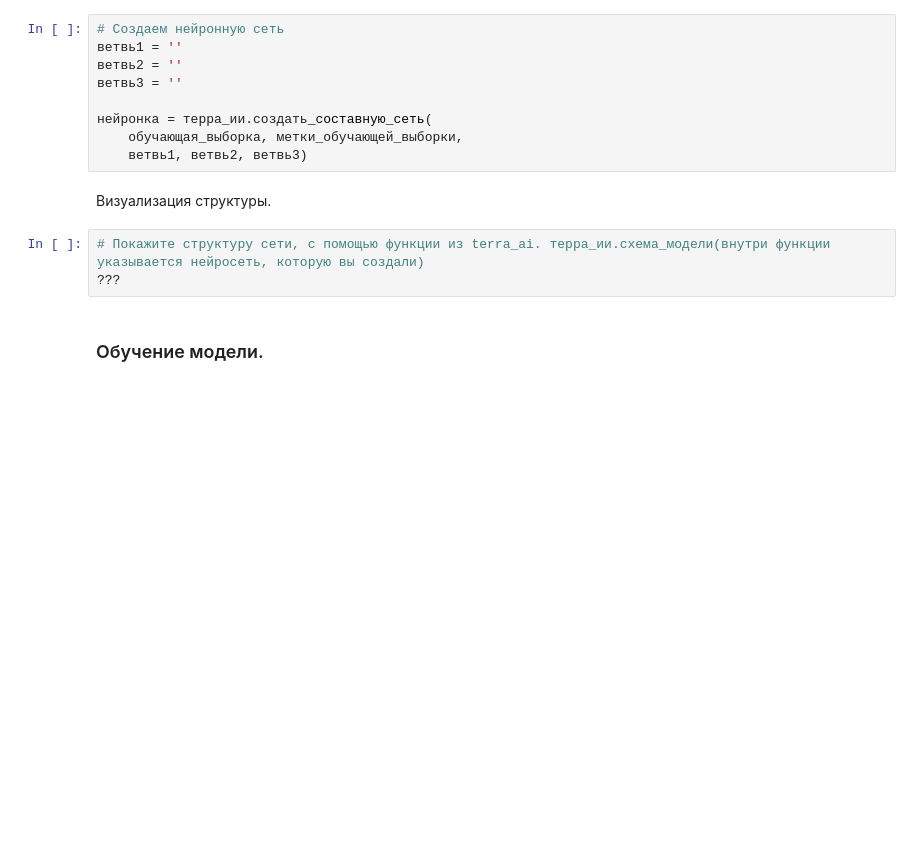
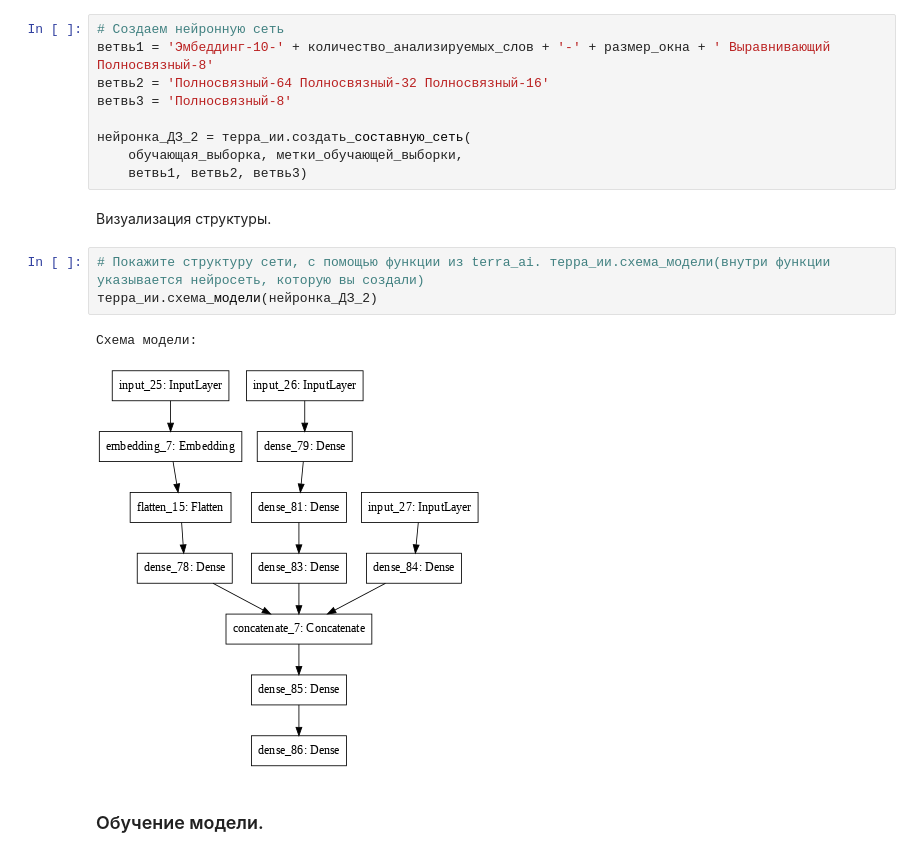
Before and after one commit to Elena-Shabanova/Neural_networks, a Jupyter notebook: Копия_блокнота_"Интенсив_06_07_08_07_День_2_Обработка_текста".ipynb, the cells around one changed output. Saved outputs shown, nothing was run; the diff lists cells and outputs as text; blank space fills up the shorter version.

```diff
--- a/Копия_блокнота_"Интенсив_06_07_08_07_День_2_Обработка_текста".ipynb
+++ b/Копия_блокнота_"Интенсив_06_07_08_07_День_2_Обработка_текста".ipynb
@@ -823,18 +618,21 @@ url: https://storage.googleapis.com/terra_ai/DataSets/tesla.zip
 *   Полносвязный
 # %%
 # Создаем нейронную сеть
-ветвь1 = ''
-ветвь2 = ''
-ветвь3 = ''
+ветвь1 = 'Эмбеддинг-10-' + количество_анализируемых_слов + '-' + размер_окна + ' Выравнивающий Полносвязный-8'
+ветвь2 = 'Полносвязный-64 Полносвязный-32 Полносвязный-16'
+ветвь3 = 'Полносвязный-8'
 
-нейронка = терра_ии.создать_составную_сеть(
+нейронка_ДЗ_2 = терра_ии.создать_составную_сеть(
     обучающая_выборка, метки_обучающей_выборки,
     ветвь1, ветвь2, ветвь3)
 # %% [markdown]
 Визуализация структуры.
 # %%
 # Покажите структуру сети, с помощью функции из terra_ai. терра_ии.схема_модели(внутри функции указывается нейросеть, которую вы создали)
-???
+терра_ии.схема_модели(нейронка_ДЗ_2)
+# %% [output]
+Схема модели:
+[figure, added]
 # %% [markdown]
 ### Обучение модели.
 # %%
```
Also changed, not shown: parts of 49 cells of this notebook.
